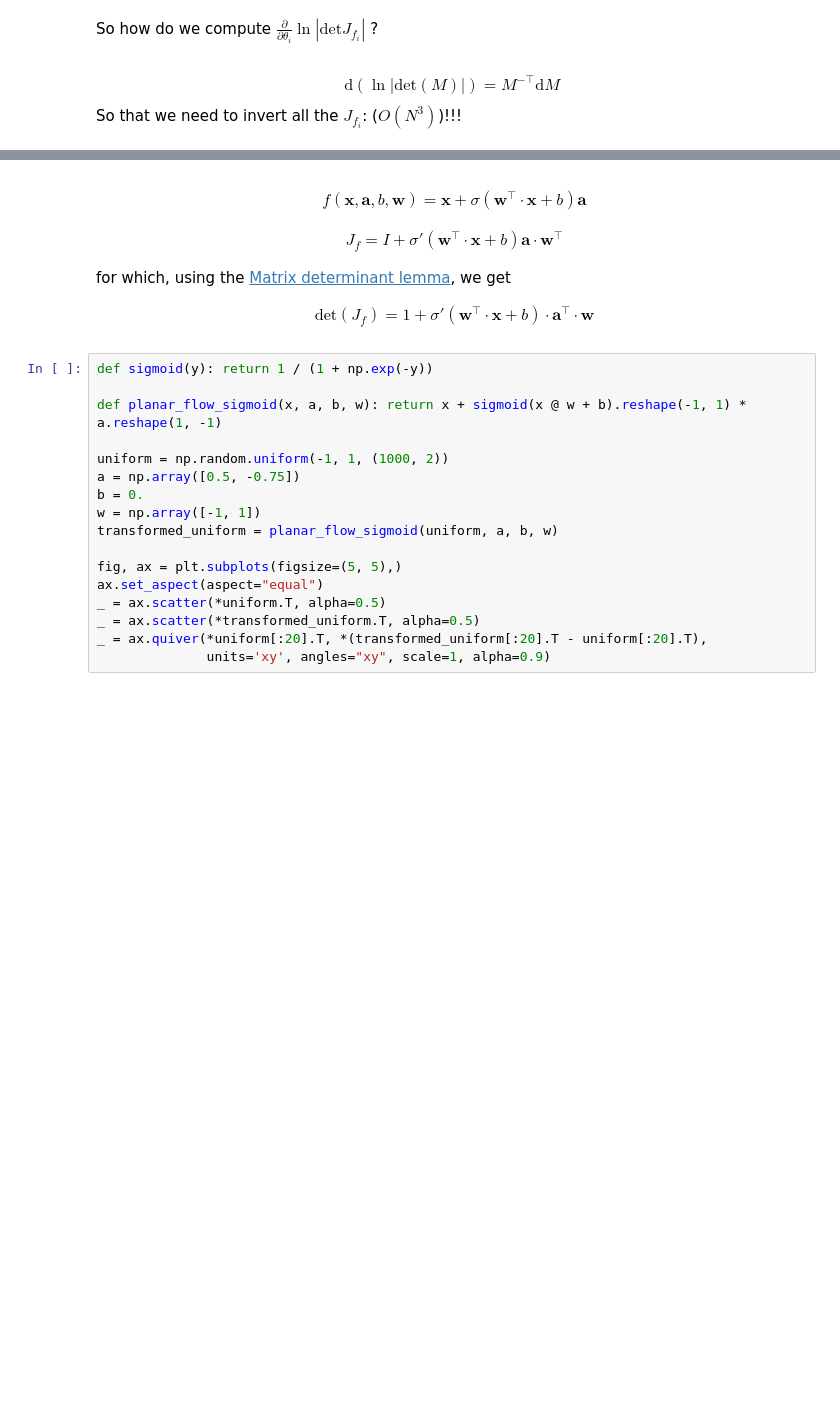
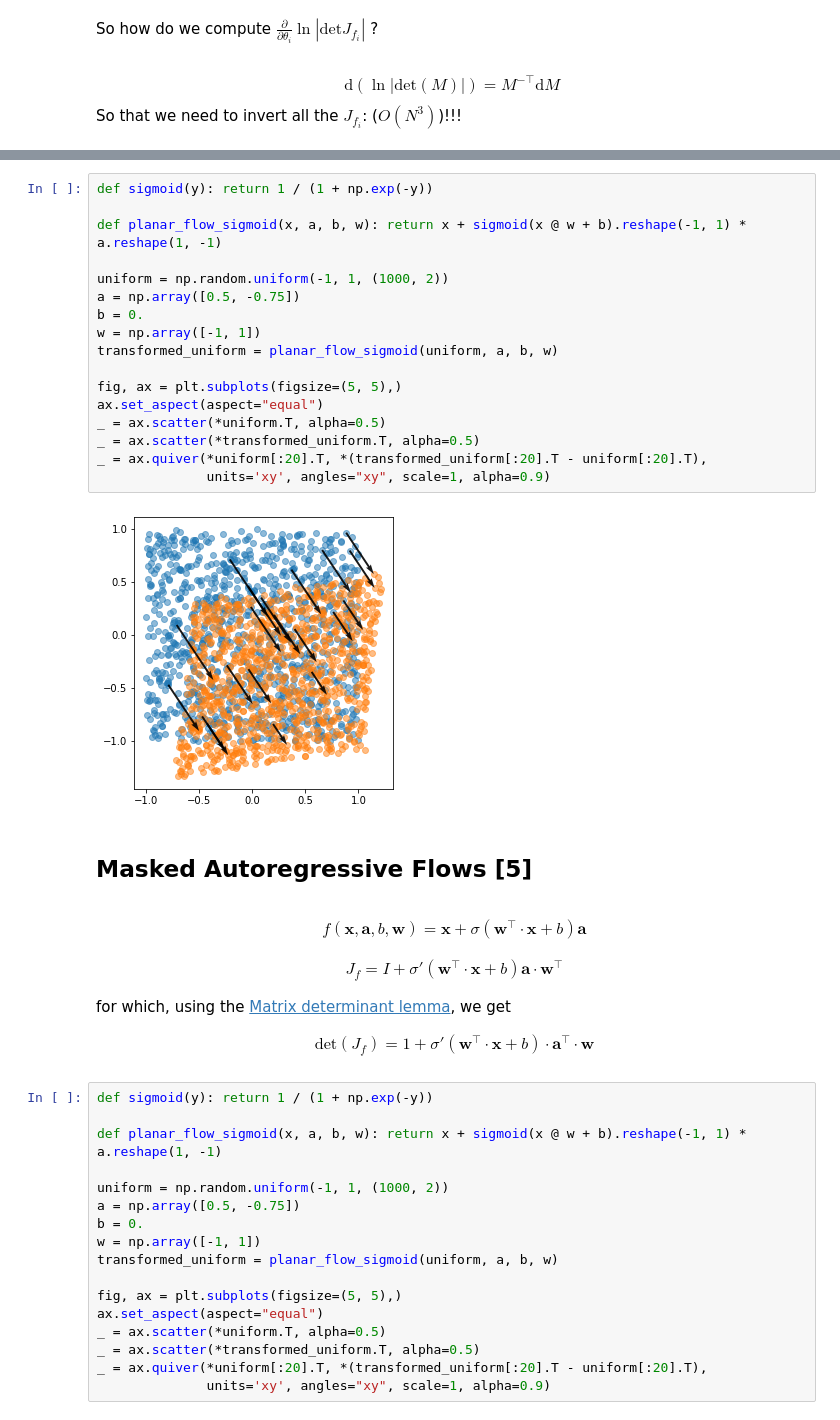
Before and after one commit to AdrienCorenflos/journal-club, a Jupyter notebook: NormalizingFlows.ipynb, the cells around one changed output, grey strips where cells are left out. Saved outputs shown, nothing was run; the diff lists cells and outputs as text; blank space fills up the shorter version.

```diff
--- a/NormalizingFlows.ipynb
+++ b/NormalizingFlows.ipynb
@@ -192,3 +212,24 @@ This restricts the practical form of the $f_i$'s quite a bit to functions for wh
+# %%
+def sigmoid(y): return 1 / (1 + np.exp(-y))
+
+def planar_flow_sigmoid(x, a, b, w): return x + sigmoid(x @ w + b).reshape(-1, 1) * a.reshape(1, -1)
+
+uniform = np.random.uniform(-1, 1, (1000, 2))
+a = np.array([0.5, -0.75])
+b = 0.
+w = np.array([-1, 1])
+transformed_uniform = planar_flow_sigmoid(uniform, a, b, w)
+
+fig, ax = plt.subplots(figsize=(5, 5),)
+ax.set_aspect(aspect="equal")
+_ = ax.scatter(*uniform.T, alpha=0.5)
+_ = ax.scatter(*transformed_uniform.T, alpha=0.5)
+_ = ax.quiver(*uniform[:20].T, *(transformed_uniform[:20].T - uniform[:20].T),
+              units='xy', angles="xy", scale=1, alpha=0.9)
+# %% [output]
+[figure, added]
+# %% [markdown]
+##  Masked Autoregressive Flows [5]
 # %% [markdown]
 $$
 \begin{align}
```
Also changed, not shown: parts of 8 cells of this notebook.
